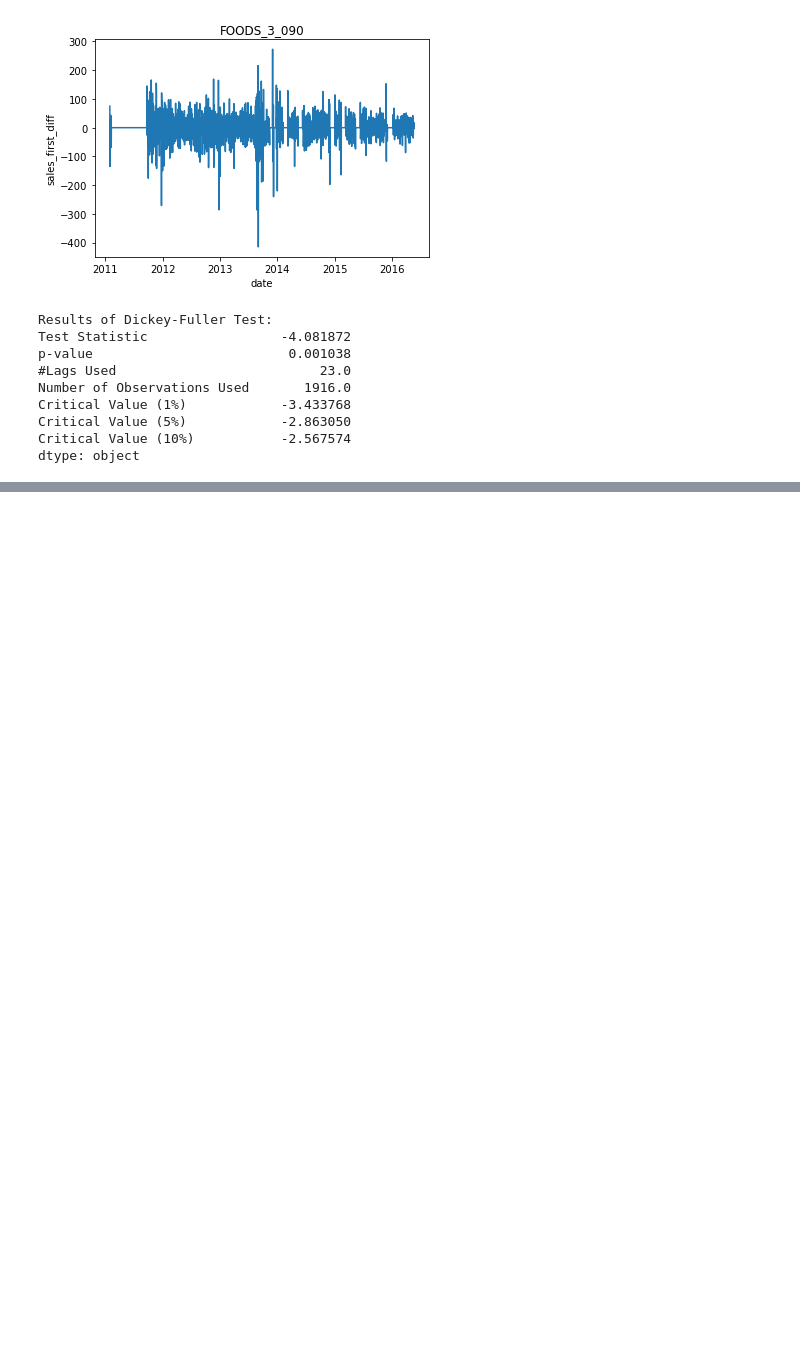
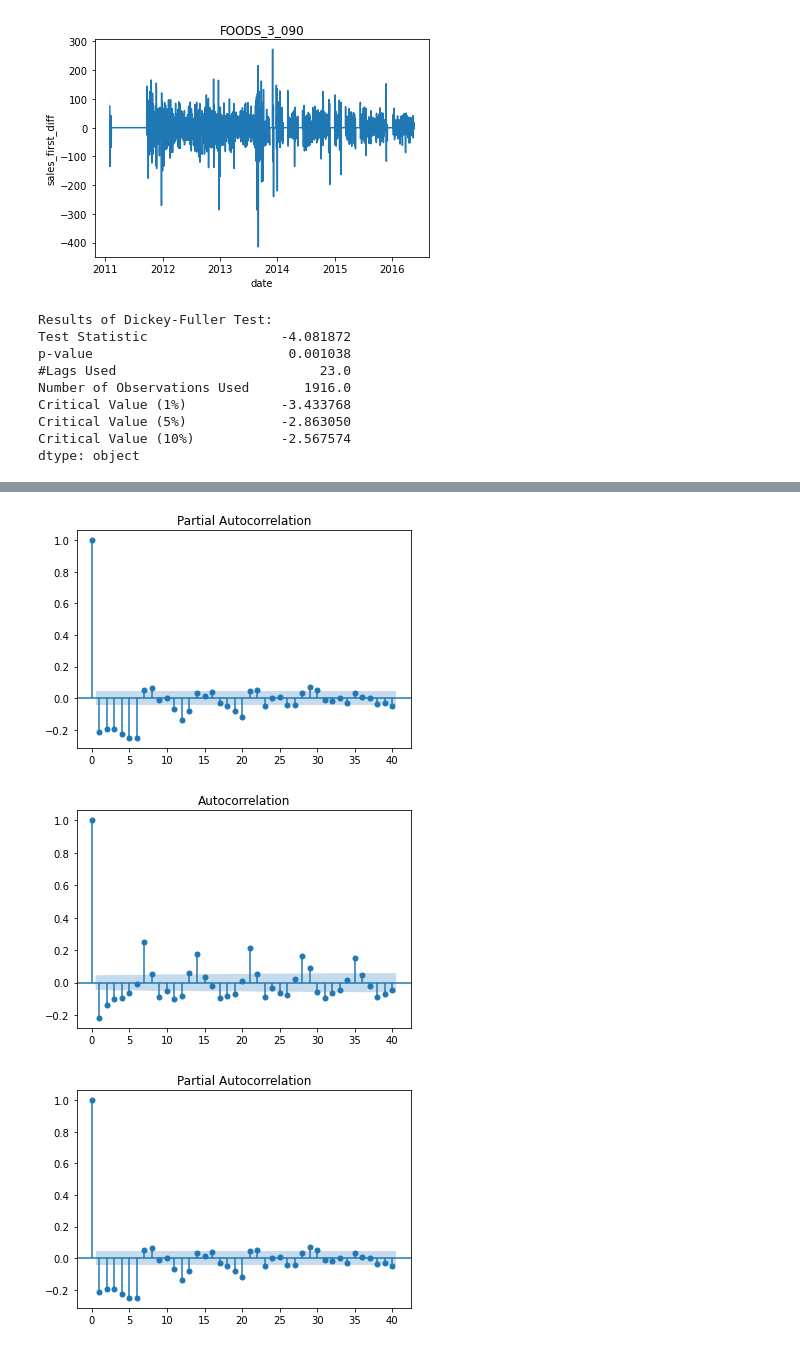
Before and after one commit to NatYhee/m5-forecasting-accuracy, a Jupyter notebook: src/experiment_notebook.ipynb, the cells around one changed output, grey strips where cells are left out. Cells and saved outputs as stored; diff of their text form; code cells hidden in the pictures; blank space fills up the shorter version.

```diff
--- a/src/experiment_notebook.ipynb
+++ b/src/experiment_notebook.ipynb
@@ -88,0 +89,7 @@ dtype: object
+# %%
+sm.graphics.tsa.plot_acf(sales_ca1_rank1.sales_first_diff, lags=40)
+sm.graphics.tsa.plot_pacf(sales_ca1_rank1.sales_first_diff, lags=40)
+# %% [output]
+[figure, added]
+[figure, added]
+[figure, added]
```
Also changed, not shown: parts of 2 cells of this notebook.
